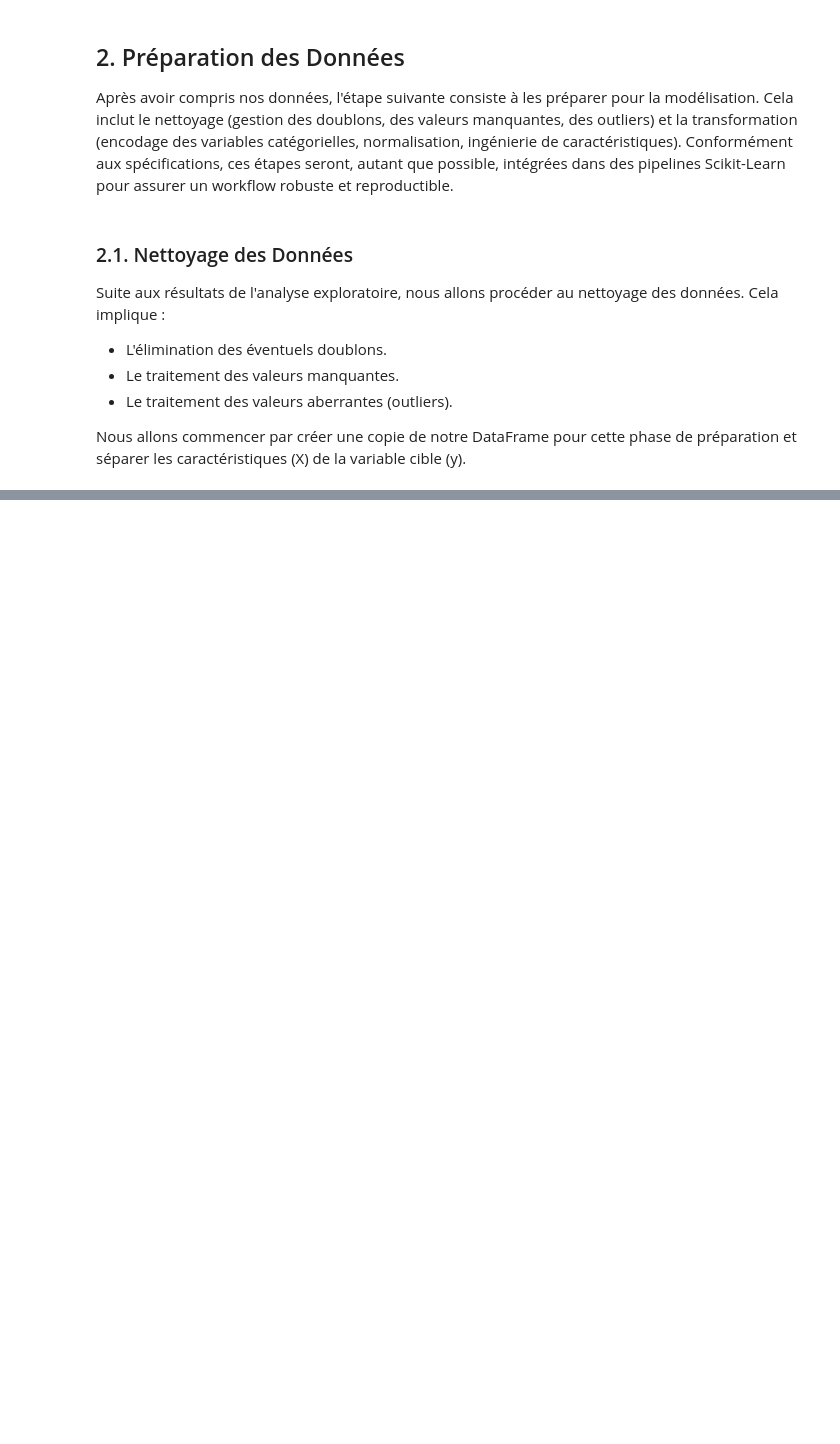
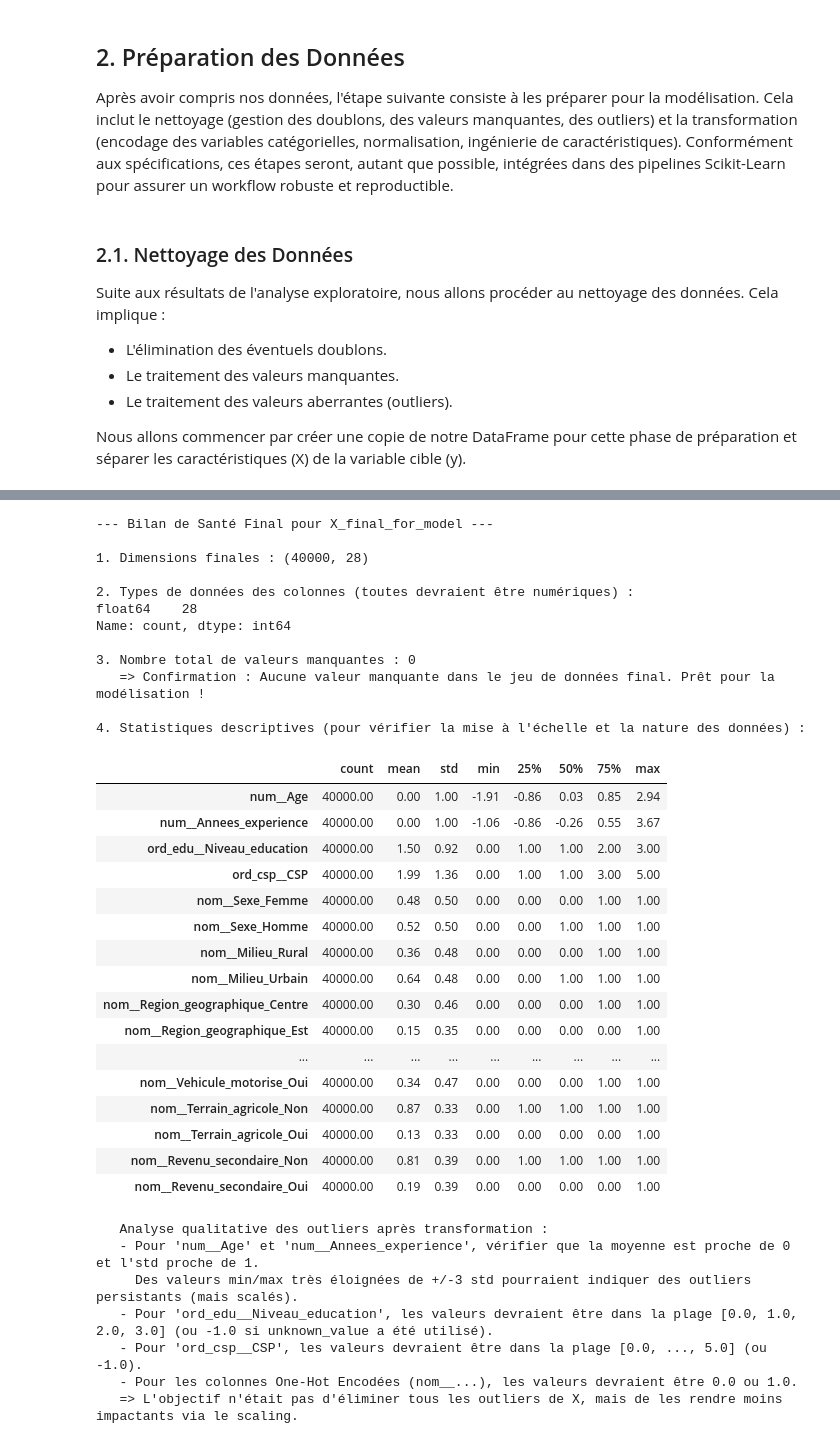
Before and after one commit to elnassim/ProjectML, a Jupyter notebook: mini_projet_AI.ipynb, the cells around one changed output, grey strips where cells are left out. Drawn from its saved outputs; the diff is of its cells as text; code cells hidden in the pictures; blank space fills up the shorter version.

```diff
--- a/mini_projet_AI.ipynb
+++ b/mini_projet_AI.ipynb
@@ -442,0 +910,76 @@ Dimensions de y : (40000,)
+# %%
+if 'X_final_for_model' in locals() and isinstance(X_final_for_model, pd.DataFrame):
+    print("--- Bilan de Santé Final pour X_final_for_model ---")
+
+    # 1. Vérification des dimensions
+    print(f"\n1. Dimensions finales : {X_final_for_model.shape}")
+
+    # 2. Vérification des types de données (toutes devraient être numériques)
+    print("\n2. Types de données des colonnes (toutes devraient être numériques) :")
+    print(X_final_for_model.dtypes.value_counts()) # Affiche un compte des types de données
+
+    # 3. Vérification des valeurs manquantes (déjà faite, mais reconfirmons)
+    nan_sum_total = X_final_for_model.isnull().sum().sum()
+    print(f"\n3. Nombre total de valeurs manquantes : {nan_sum_total}")
+    if nan_sum_total == 0:
+        print("   => Confirmation : Aucune valeur manquante dans le jeu de données final. Prêt pour la modélisation !")
+    else:
+        print(f"   => ATTENTION : Il reste {nan_sum_total} valeurs manquantes ! À investiguer.")
+
+    # 4. Vérification des valeurs aberrantes (plus qualitatif pour les données transformées)
+    #    Pour les colonnes numériques originales qui ont été standardisées (num__Age, num__Annees_experience),
+    #    la moyenne devrait être proche de 0 et l'écart-type proche de 1.
+    #    Les outliers extrêmes auront des valeurs z-score élevées (ex: > 3 ou < -3).
+    print("\n4. Statistiques descriptives (pour vérifier la mise à l'échelle et la nature des données) :")
+    display(X_final_for_model.describe().T)
+
+    print("\n   Analyse qualitative des outliers après transformation :")
+    if 'num__Age' in X_final_for_model.columns and 'num__Annees_experience' in X_final_for_model.columns:
+        print("   - Pour 'num__Age' et 'num__Annees_experience', vérifier que la moyenne est proche de 0 et l'std proche de 1.")
+        print("     Des valeurs min/max très éloignées de +/-3 std pourraient indiquer des outliers persistants (mais scalés).")
+    if 'ord_edu__Niveau_education' in X_final_for_model.columns:
+        print("   - Pour 'ord_edu__Niveau_education', les valeurs devraient être dans la plage [0.0, 1.0, 2.0, 3.0] (ou -1.0 si unknown_value a été utilisé).")
+    if 'ord_csp__CSP' in X_final_for_model.columns:
+        print("   - Pour 'ord_csp__CSP', les valeurs devraient être dans la plage [0.0, ..., 5.0] (ou -1.0).")
+    print("   - Pour les colonnes One-Hot Encodées (nom__...), les valeurs devraient être 0.0 ou 1.0.")
+    print("   => L'objectif n'était pas d'éliminer tous les outliers de X, mais de les rendre moins impactants via le scaling.")
+
+else:
+    print("Erreur: 'X_final_for_model' n'est pas défini ou n'est pas un DataFrame.")
+# %% [output]
+--- Bilan de Santé Final pour X_final_for_model ---
+
+1. Dimensions finales : (40000, 28)
+
+2. Types de données des colonnes (toutes devraient être numériques) :
+float64    28
+Name: count, dtype: int64
+
+3. Nombre total de valeurs manquantes : 0
+   => Confirmation : Aucune valeur manquante dans le jeu de données final. Prêt pour la modélisation !
+
+4. Statistiques descriptives (pour vérifier la mise à l'échelle et la nature des données) :
+|  | count | mean | std | min | 25% | 50% | 75% | max |
+| num__Age | 40000.00 | 0.00 | 1.00 | -1.91 | -0.86 | 0.03 | 0.85 | 2.94 |
+| num__Annees_experience | 40000.00 | 0.00 | 1.00 | -1.06 | -0.86 | -0.26 | 0.55 | 3.67 |
+| ord_edu__Niveau_education | 40000.00 | 1.50 | 0.92 | 0.00 | 1.00 | 1.00 | 2.00 | 3.00 |
+| ord_csp__CSP | 40000.00 | 1.99 | 1.36 | 0.00 | 1.00 | 1.00 | 3.00 | 5.00 |
+| nom__Sexe_Femme | 40000.00 | 0.48 | 0.50 | 0.00 | 0.00 | 0.00 | 1.00 | 1.00 |
+| nom__Sexe_Homme | 40000.00 | 0.52 | 0.50 | 0.00 | 0.00 | 1.00 | 1.00 | 1.00 |
+| nom__Milieu_Rural | 40000.00 | 0.36 | 0.48 | 0.00 | 0.00 | 0.00 | 1.00 | 1.00 |
+| nom__Milieu_Urbain | 40000.00 | 0.64 | 0.48 | 0.00 | 0.00 | 1.00 | 1.00 | 1.00 |
+| nom__Region_geographique_Centre | 40000.00 | 0.30 | 0.46 | 0.00 | 0.00 | 0.00 | 1.00 | 1.00 |
+| nom__Region_geographique_Est | 40000.00 | 0.15 | 0.35 | 0.00 | 0.00 | 0.00 | 0.00 | 1.00 |
+| ... | ... | ... | ... | ... | ... | ... | ... | ... |
+| nom__Vehicule_motorise_Oui | 40000.00 | 0.34 | 0.47 | 0.00 | 0.00 | 0.00 | 1.00 | 1.00 |
+| nom__Terrain_agricole_Non | 40000.00 | 0.87 | 0.33 | 0.00 | 1.00 | 1.00 | 1.00 | 1.00 |
+| nom__Terrain_agricole_Oui | 40000.00 | 0.13 | 0.33 | 0.00 | 0.00 | 0.00 | 0.00 | 1.00 |
+| nom__Revenu_secondaire_Non | 40000.00 | 0.81 | 0.39 | 0.00 | 1.00 | 1.00 | 1.00 | 1.00 |
+| nom__Revenu_secondaire_Oui | 40000.00 | 0.19 | 0.39 | 0.00 | 0.00 | 0.00 | 0.00 | 1.00 |
+   Analyse qualitative des outliers après transformation :
+   - Pour 'num__Age' et 'num__Annees_experience', vérifier que la moyenne est proche de 0 et l'std proche de 1.
+     Des valeurs min/max très éloignées de +/-3 std pourraient indiquer des outliers persistants (mais scalés).
+   - Pour 'ord_edu__Niveau_education', les valeurs devraient être dans la plage [0.0, 1.0, 2.0, 3.0] (ou -1.0 si unknown_value a été utilisé).
+   - Pour 'ord_csp__CSP', les valeurs devraient être dans la plage [0.0, ..., 5.0] (ou -1.0).
+   - Pour les colonnes One-Hot Encodées (nom__...), les valeurs devraient être 0.0 ou 1.0.
+   => L'objectif n'était pas d'éliminer tous les outliers de X, mais de les rendre moins impactants via le scaling.
```
Also changed, not shown: parts of 23 cells of this notebook, 2 other files.
